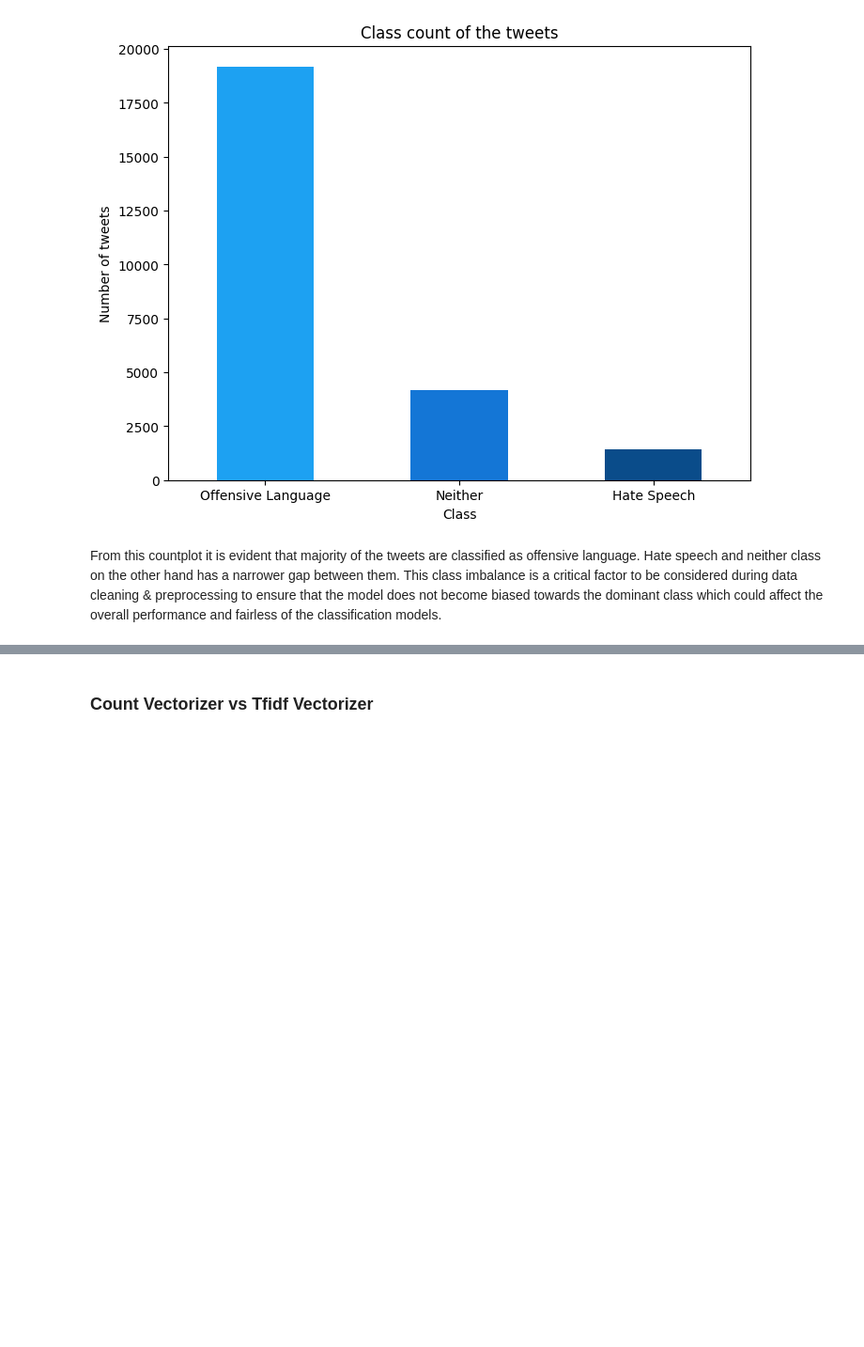
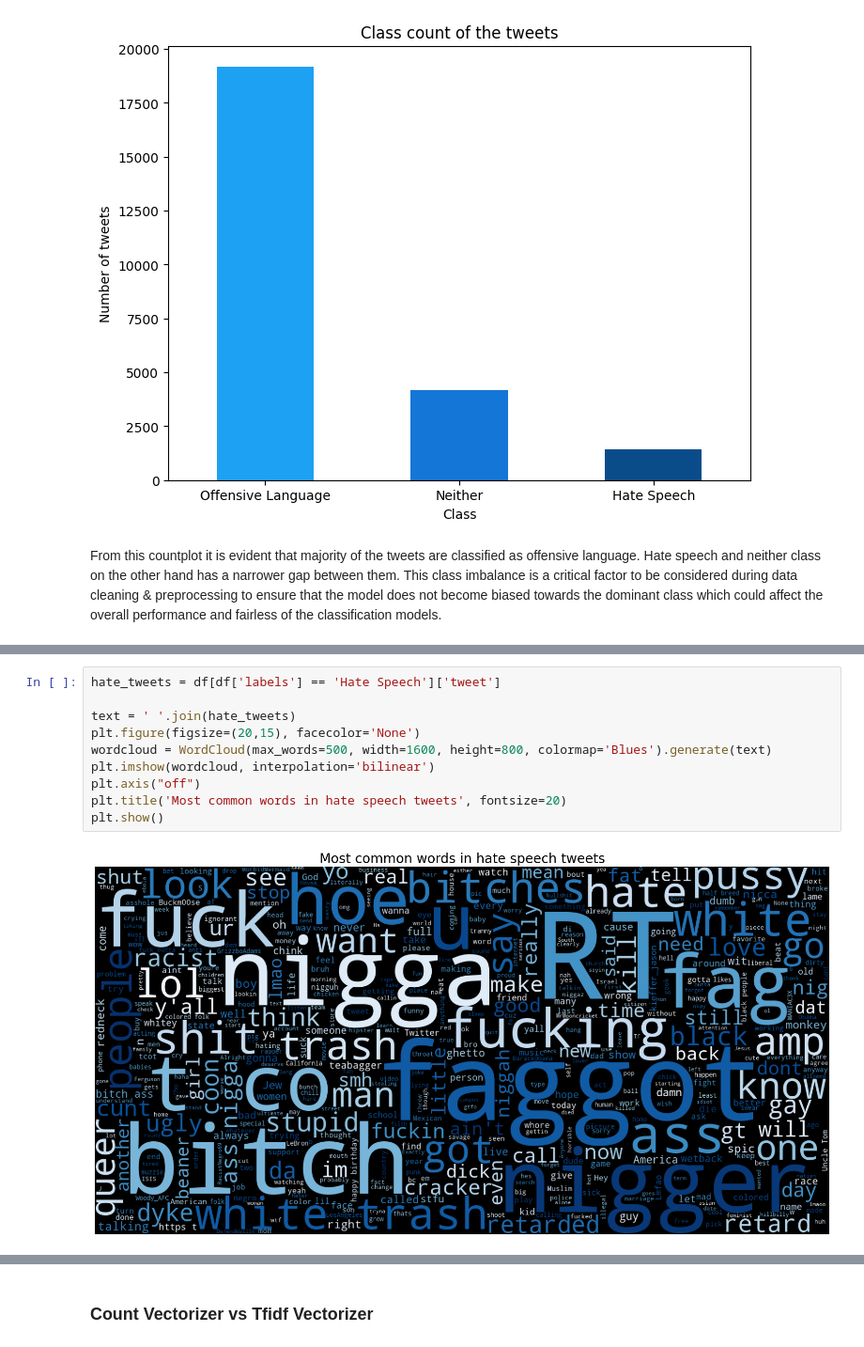
Before and after one commit to RajVarunn/nlp_sentimentanalysis, a Jupyter notebook: raj.ipynb, the cells around one changed output, grey strips where cells are left out. Shown at 94% size. Cells and saved outputs as stored; diff of their text form; blank space fills up the shorter version.

```diff
--- a/raj.ipynb
+++ b/raj.ipynb
@@ -246,0 +273,12 @@ fig.show()
+# %%
+hate_tweets = df[df['labels'] == 'Hate Speech']['tweet']
+
+text = ' '.join(hate_tweets)
+plt.figure(figsize=(20,15), facecolor='None')
+wordcloud = WordCloud(max_words=500, width=1600, height=800, colormap='Blues').generate(text)
+plt.imshow(wordcloud, interpolation='bilinear')
+plt.axis("off")
+plt.title('Most common words in hate speech tweets', fontsize=20)
+plt.show()
+# %% [output]
+[figure, added]
```
Also changed, not shown: parts of 11 cells of this notebook.
